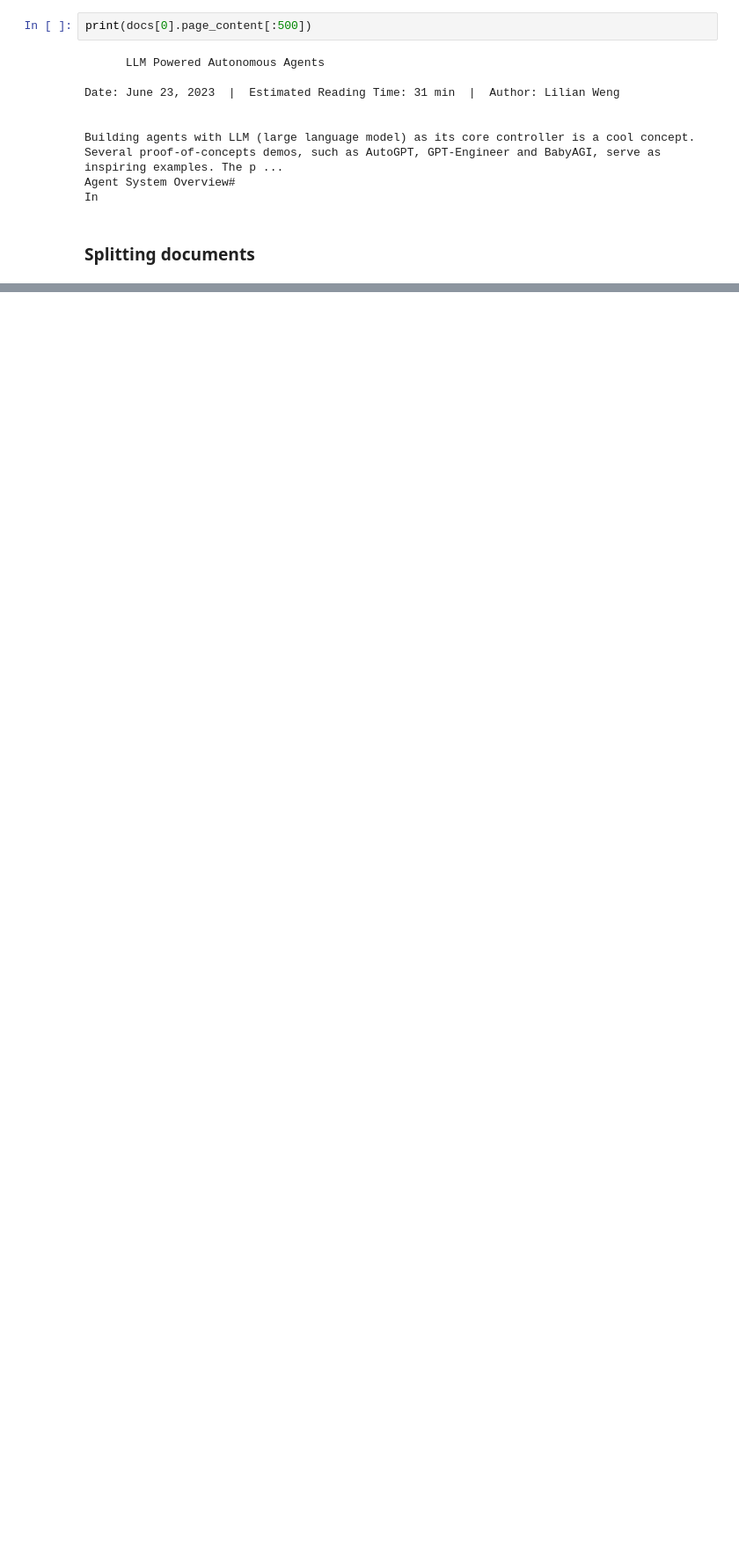
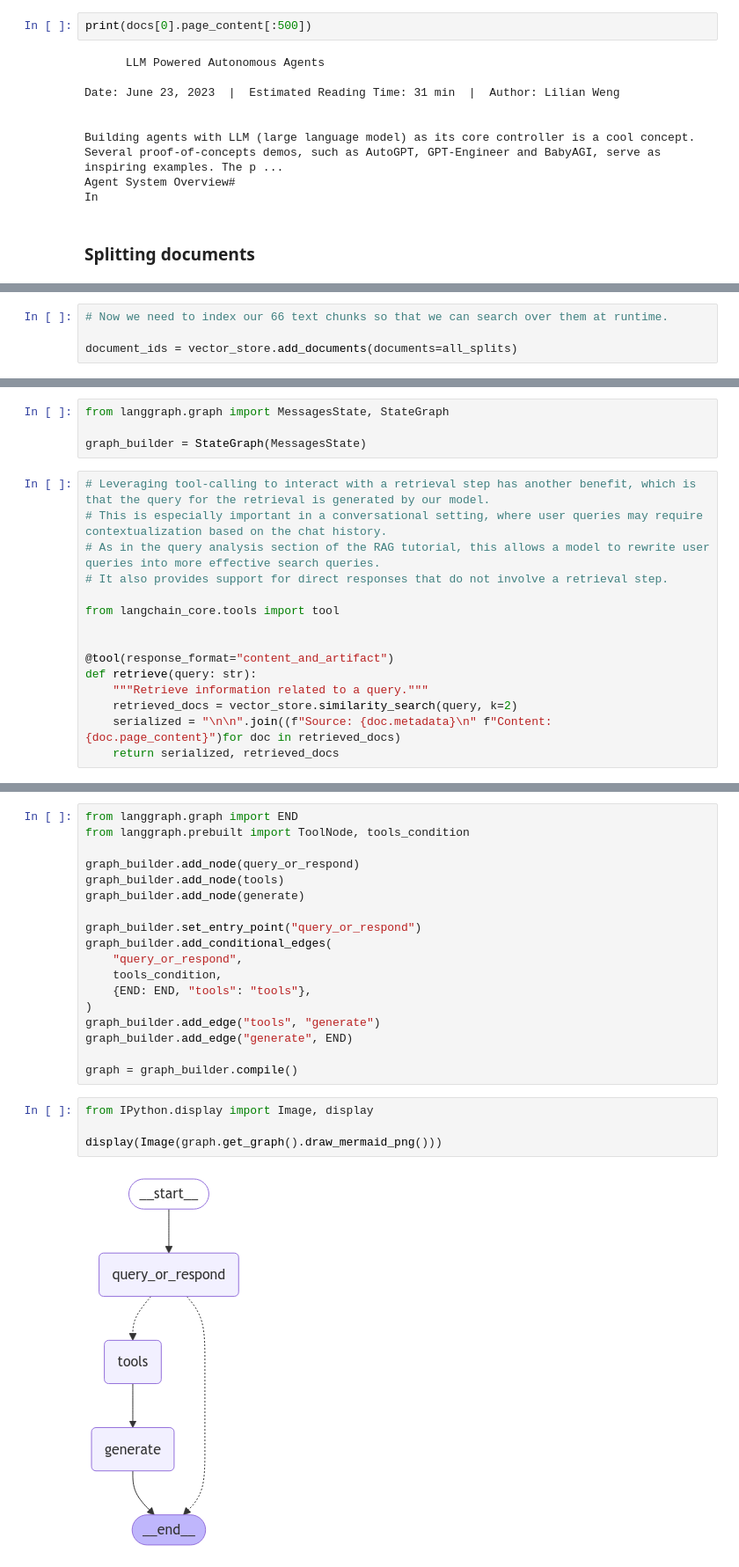
Before and after one commit to ahsanrazi/LangChain, a Jupyter notebook: 08_RAG_APP.ipynb, the cells around one changed output, grey strips where cells are left out. Shown at 88% size. Saved outputs shown, nothing was run; the diff lists cells and outputs as text; blank space fills up the shorter version.

```diff
--- a/08_RAG_APP.ipynb
+++ b/08_RAG_APP.ipynb
@@ -101,0 +125,4 @@ In
+# %%
+# Now we need to index our 66 text chunks so that we can search over them at runtime.
+
+document_ids = vector_store.add_documents(documents=all_splits)
@@ -101,0 +294,19 @@ In
+# %%
+from langgraph.graph import MessagesState, StateGraph
+
+graph_builder = StateGraph(MessagesState)
+# %%
+# Leveraging tool-calling to interact with a retrieval step has another benefit, which is that the query for the retrieval is generated by our model.
+# This is especially important in a conversational setting, where user queries may require contextualization based on the chat history.
+# As in the query analysis section of the RAG tutorial, this allows a model to rewrite user queries into more effective search queries.
+# It also provides support for direct responses that do not involve a retrieval step.
+
+from langchain_core.tools import tool
+
+
+@tool(response_format="content_and_artifact")
+def retrieve(query: str):
+    """Retrieve information related to a query."""
+    retrieved_docs = vector_store.similarity_search(query, k=2)
+    serialized = "\n\n".join((f"Source: {doc.metadata}\n" f"Content: {doc.page_content}")for doc in retrieved_docs)
+    return serialized, retrieved_docs
@@ -101,0 +372,24 @@ In
+# %%
+from langgraph.graph import END
+from langgraph.prebuilt import ToolNode, tools_condition
+
+graph_builder.add_node(query_or_respond)
+graph_builder.add_node(tools)
+graph_builder.add_node(generate)
+
+graph_builder.set_entry_point("query_or_respond")
+graph_builder.add_conditional_edges(
+    "query_or_respond",
+    tools_condition,
+    {END: END, "tools": "tools"},
+)
+graph_builder.add_edge("tools", "generate")
+graph_builder.add_edge("generate", END)
+
+graph = graph_builder.compile()
+# %%
+from IPython.display import Image, display
+
+display(Image(graph.get_graph().draw_mermaid_png()))
+# %% [output]
+[figure, added]
```
Also changed, not shown: parts of 38 cells of this notebook.
